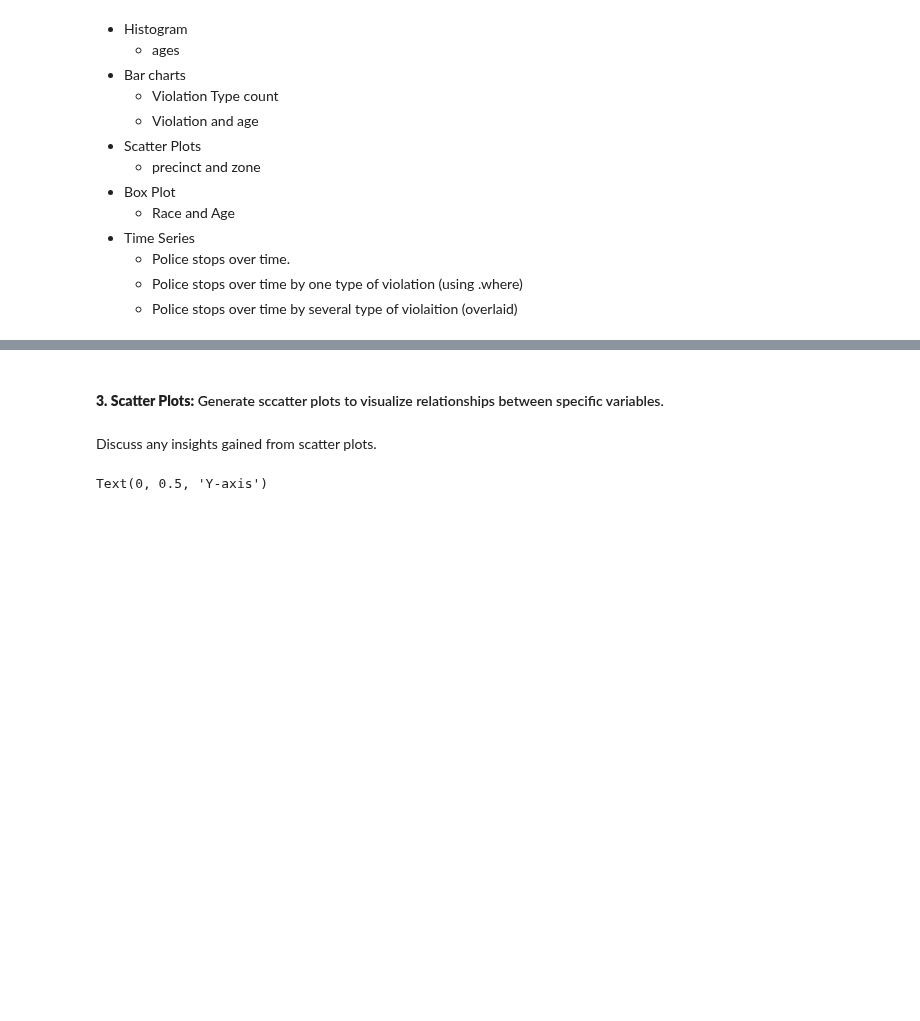
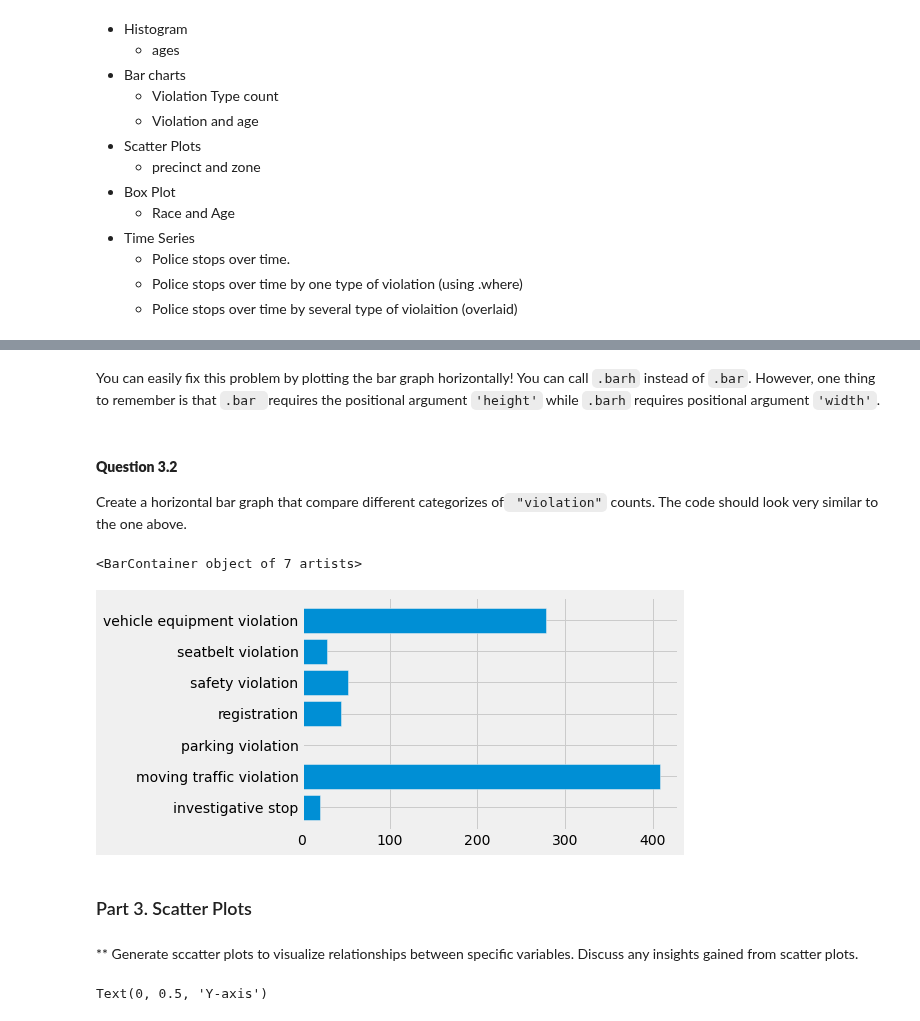
Before and after one commit to ds-modules/Legalst-123, a Jupyter notebook: labs/04_Probability Distributions, Bootstrap, and Confidence Intervals/04_Visualizatio_SummaryStatistics_Aggregations.ipynb, the cells around one changed output, grey strips where cells are left out. Drawn from its saved outputs; the diff is of its cells as text; code cells hidden in the pictures; blank space fills up the shorter version.

```diff
--- a/labs/04_Probability Distributions, Bootstrap, and Confidence Intervals/04_Visualizatio_SummaryStatistics_Aggregations.ipynb
+++ b/labs/04_Probability Distributions, Bootstrap, and Confidence Intervals/04_Visualizatio_SummaryStatistics_Aggregations.ipynb
@@ -415,7 +477,20 @@ From the graph above we can get the information that the age interval (30, 40) h
+# %% [markdown]
+You can easily fix this problem by plotting the bar graph horizontally! You can call `.barh` instead of `.bar`. However, one thing to remember is that `.bar `requires the positional argument `'height'` while `.barh` requires positional argument `'width'`.
+# %% [markdown]
+#### **Question 3.2**
+Create a horizontal bar graph that compare different categorizes of` "violation"` counts. The code should look very similar to the one above.
+# %%
+# YOUR CODE HERE
+
+violatoin_count = stops.groupby("violation").count()
+plt.barh(violation_count.index, width =violation_count["subject_age"])
+# %% [output]
+<BarContainer object of 7 artists>
+[figure, added]
+# %% [markdown]
+### Part 3. Scatter Plots
 # %% [markdown]
-#### **3. Scatter Plots:** Generate sccatter plots to visualize relationships between specific variables.
+** Generate sccatter plots to visualize relationships between specific variables. Discuss any insights gained from scatter plots.
-# %% [markdown]
-Discuss any insights gained from scatter plots.
 # %%
 # SCATTER CODE
 import seaborn as sns
```
Also changed, not shown: parts of 20 cells of this notebook.
